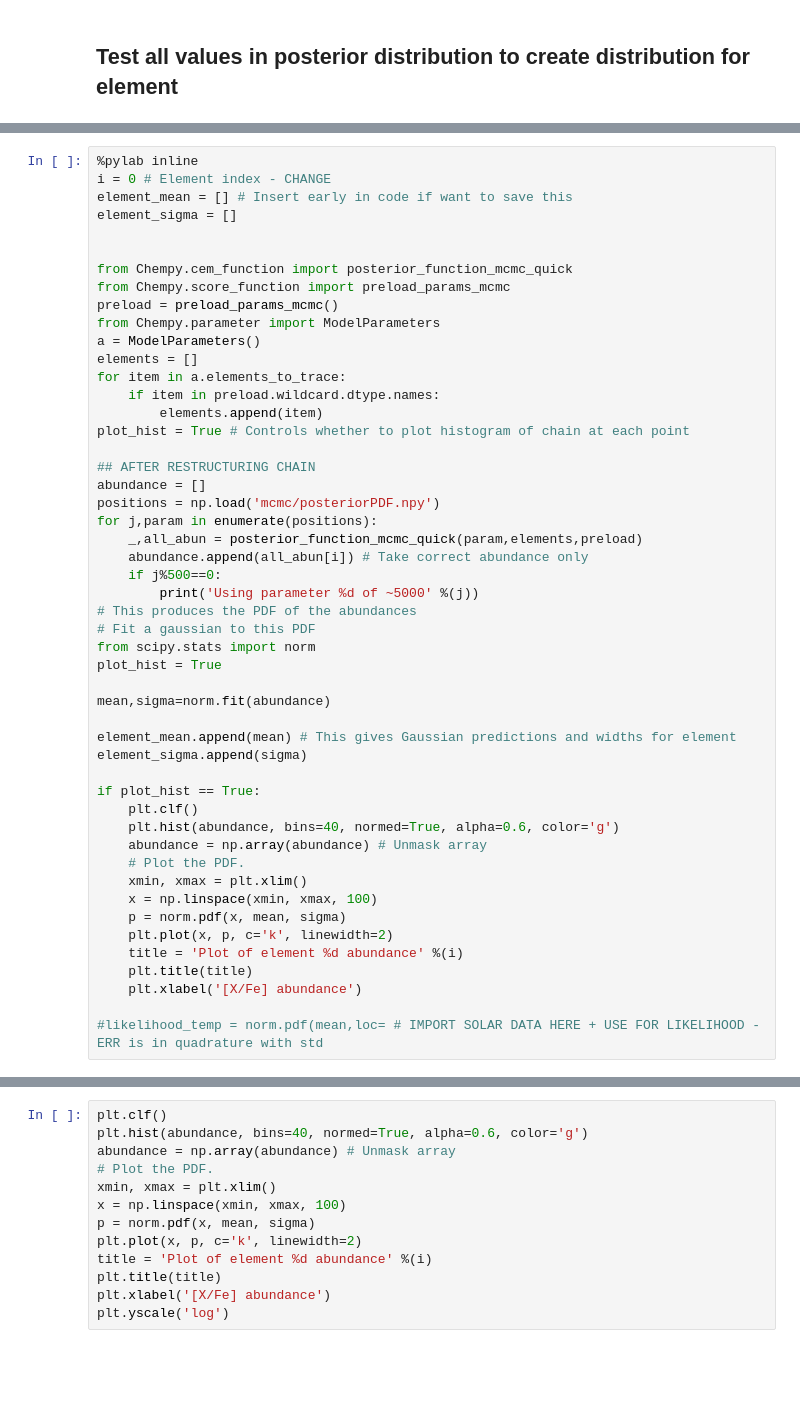
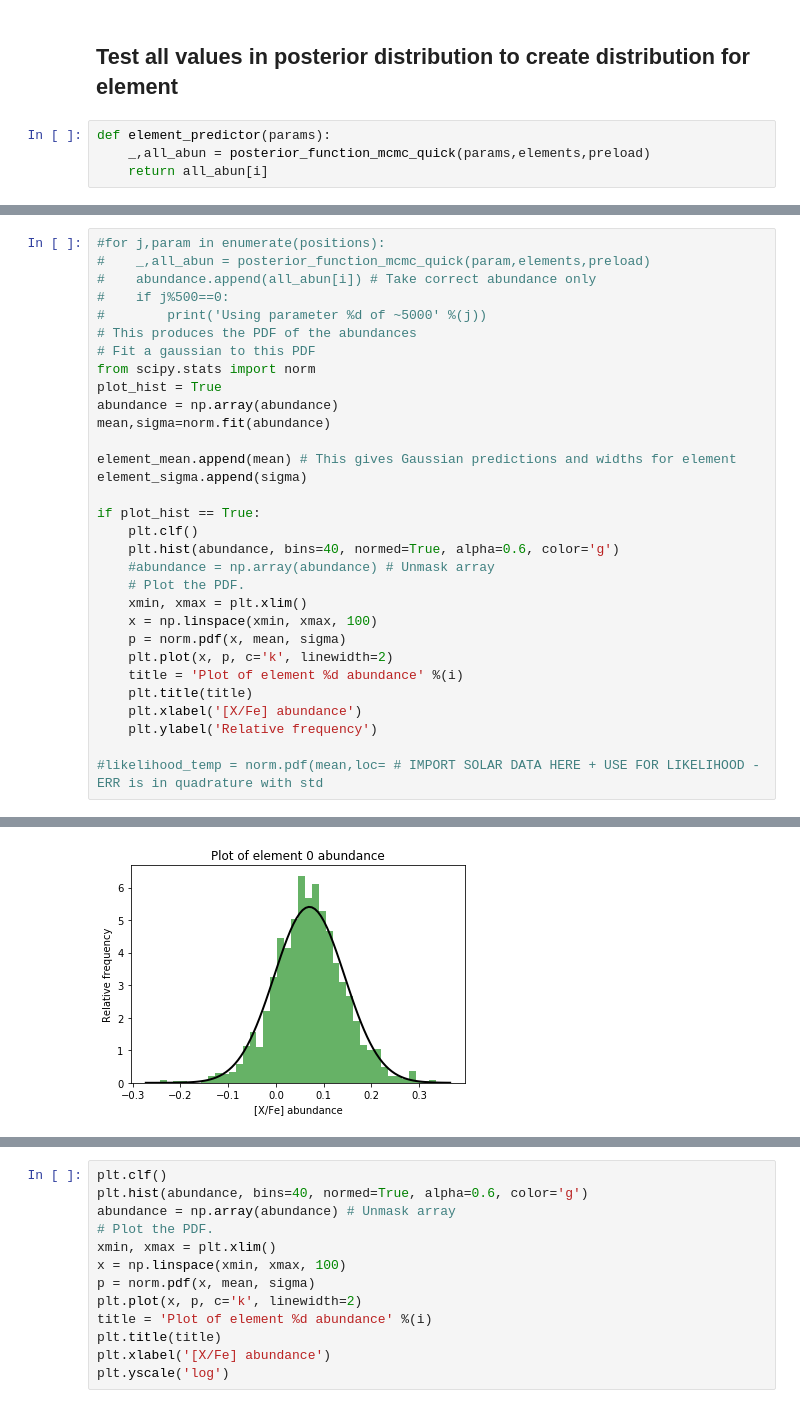
Before and after one commit to oliverphilcox/ChempyMulti, a Jupyter notebook: Calculating an Objective Score (II).ipynb, the cells around one changed output, grey strips where cells are left out. Cells and saved outputs as stored; diff of their text form; blank space fills up the shorter version.

```diff
--- a/Calculating an Objective Score (II).ipynb
+++ b/Calculating an Objective Score (II).ipynb
@@ -78,3 +78,7 @@ from Chempy.cem_function import posterior_function_mcmc_quick
 	return None
 # %% [markdown]
 ## Test all values in posterior distribution to create distribution for element
+# %%
+def element_predictor(params):
+    _,all_abun = posterior_function_mcmc_quick(params,elements,preload)
+    return all_abun[i]
@@ -81,34 +118,14 @@ from Chempy.cem_function import posterior_function_mcmc_quick
 # %%
-%pylab inline
-i = 0 # Element index - CHANGE
-element_mean = [] # Insert early in code if want to save this
-element_sigma = []
-
-
-from Chempy.cem_function import posterior_function_mcmc_quick
-from Chempy.score_function import preload_params_mcmc
-preload = preload_params_mcmc()
-from Chempy.parameter import ModelParameters
-a = ModelParameters()
-elements = []
-for item in a.elements_to_trace:
-    if item in preload.wildcard.dtype.names:
-        elements.append(item)
-plot_hist = True # Controls whether to plot histogram of chain at each point
-
-## AFTER RESTRUCTURING CHAIN
-abundance = []
-positions = np.load('mcmc/posteriorPDF.npy')
-for j,param in enumerate(positions):
-    _,all_abun = posterior_function_mcmc_quick(param,elements,preload)
-    abundance.append(all_abun[i]) # Take correct abundance only
-    if j%500==0:
-        print('Using parameter %d of ~5000' %(j))
+#for j,param in enumerate(positions):
+#    _,all_abun = posterior_function_mcmc_quick(param,elements,preload)
+#    abundance.append(all_abun[i]) # Take correct abundance only
+#    if j%500==0:
+#        print('Using parameter %d of ~5000' %(j))
 # This produces the PDF of the abundances
 # Fit a gaussian to this PDF
 from scipy.stats import norm
 plot_hist = True
-
+abundance = np.array(abundance)
 mean,sigma=norm.fit(abundance)
 
 element_mean.append(mean) # This gives Gaussian predictions and widths for element
@@ -117,7 +134,7 @@ element_sigma.append(sigma)
 if plot_hist == True:
     plt.clf()
     plt.hist(abundance, bins=40, normed=True, alpha=0.6, color='g')
-    abundance = np.array(abundance) # Unmask array
+    #abundance = np.array(abundance) # Unmask array
     # Plot the PDF.
     xmin, xmax = plt.xlim()
     x = np.linspace(xmin, xmax, 100)
@@ -126,6 +143,7 @@ if plot_hist == True:
     title = 'Plot of element %d abundance' %(i)
     plt.title(title)
     plt.xlabel('[X/Fe] abundance')
+    plt.ylabel('Relative frequency')
 
 #likelihood_temp = norm.pdf(mean,loc= # IMPORT SOLAR DATA HERE + USE FOR LIKELIHOOD - ERR is in quadrature with std
 # %% [output]
@@ -148,0 +150 @@ Using parameter 4900 of ~5000
+[figure, added]
```
Also changed, not shown: parts of 4 cells of this notebook, 36 other files.
